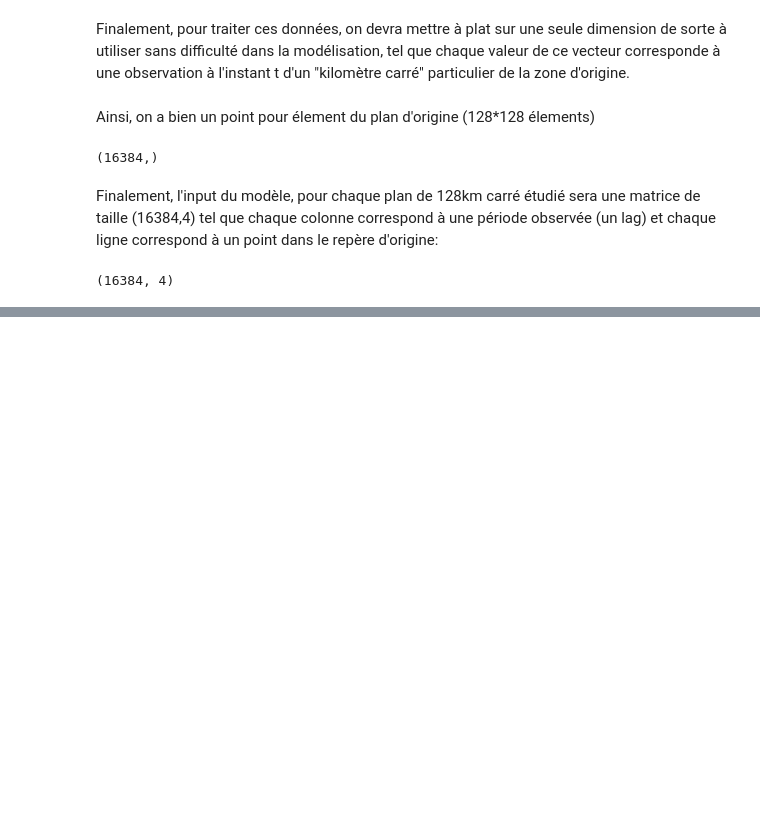
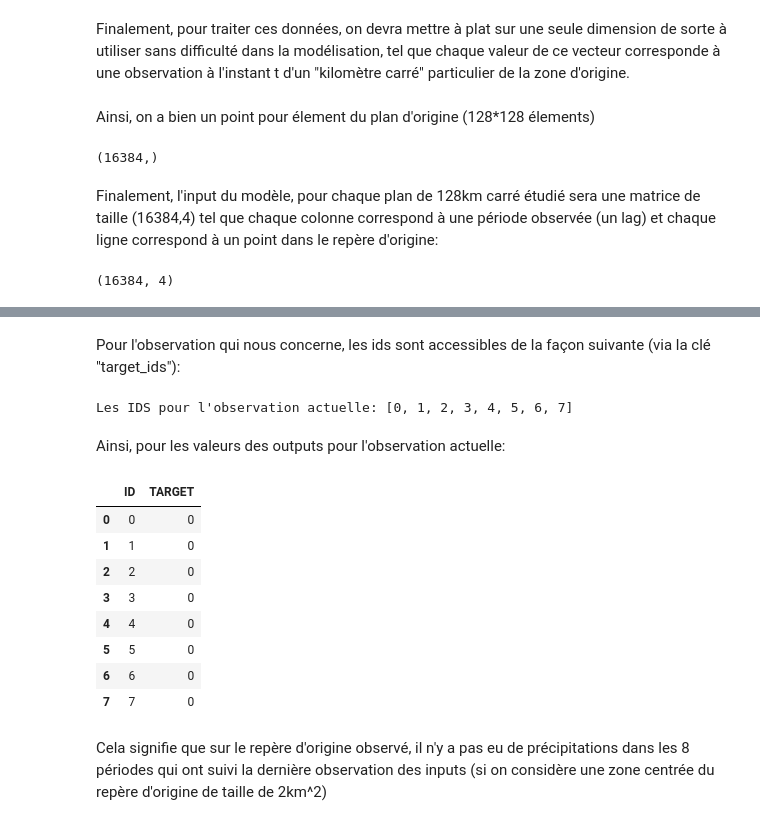
Before and after one commit to luciegaba/Short-Term-Rain-Forecasting, a Jupyter notebook: notebooks/project.ipynb, the cells around one changed output, grey strips where cells are left out. Drawn from its saved outputs; the diff is of its cells as text; code cells hidden in the pictures; blank space fills up the shorter version.

```diff
--- a/notebooks/project.ipynb
+++ b/notebooks/project.ipynb
@@ -114,0 +129,4 @@ sample_input.shape
+# %%
+import pandas as pd
+y = pd.read_csv("data/y_train.csv")
+y.head()
@@ -114,0 +140,23 @@ sample_input.shape
+# %% [markdown]
+Pour l'observation qui nous concerne, les ids sont accessibles de la façon suivante (via la clé "target_ids"):
+# %%
+ids = list(sample["target_ids"])
+print(f"Les IDS pour l'observation actuelle: {ids}")
+# %% [output]
+Les IDS pour l'observation actuelle: [0, 1, 2, 3, 4, 5, 6, 7]
+# %% [markdown]
+Ainsi, pour les valeurs des outputs pour l'observation actuelle:
+# %%
+y.query(f"ID=={ids}")
+# %% [output]
+|  | ID | TARGET |
+| 0 | 0 | 0 |
+| 1 | 1 | 0 |
+| 2 | 2 | 0 |
+| 3 | 3 | 0 |
+| 4 | 4 | 0 |
+| 5 | 5 | 0 |
+| 6 | 6 | 0 |
+| 7 | 7 | 0 |
+# %% [markdown]
+Cela signifie que sur le repère d'origine observé, il n'y a pas eu de précipitations dans les 8 périodes qui ont suivi la dernière observation des inputs (si on considère une zone centrée du repère d'origine de taille de 2km^2)
```
Also changed, not shown: parts of 15 cells of this notebook, 3 other files.
